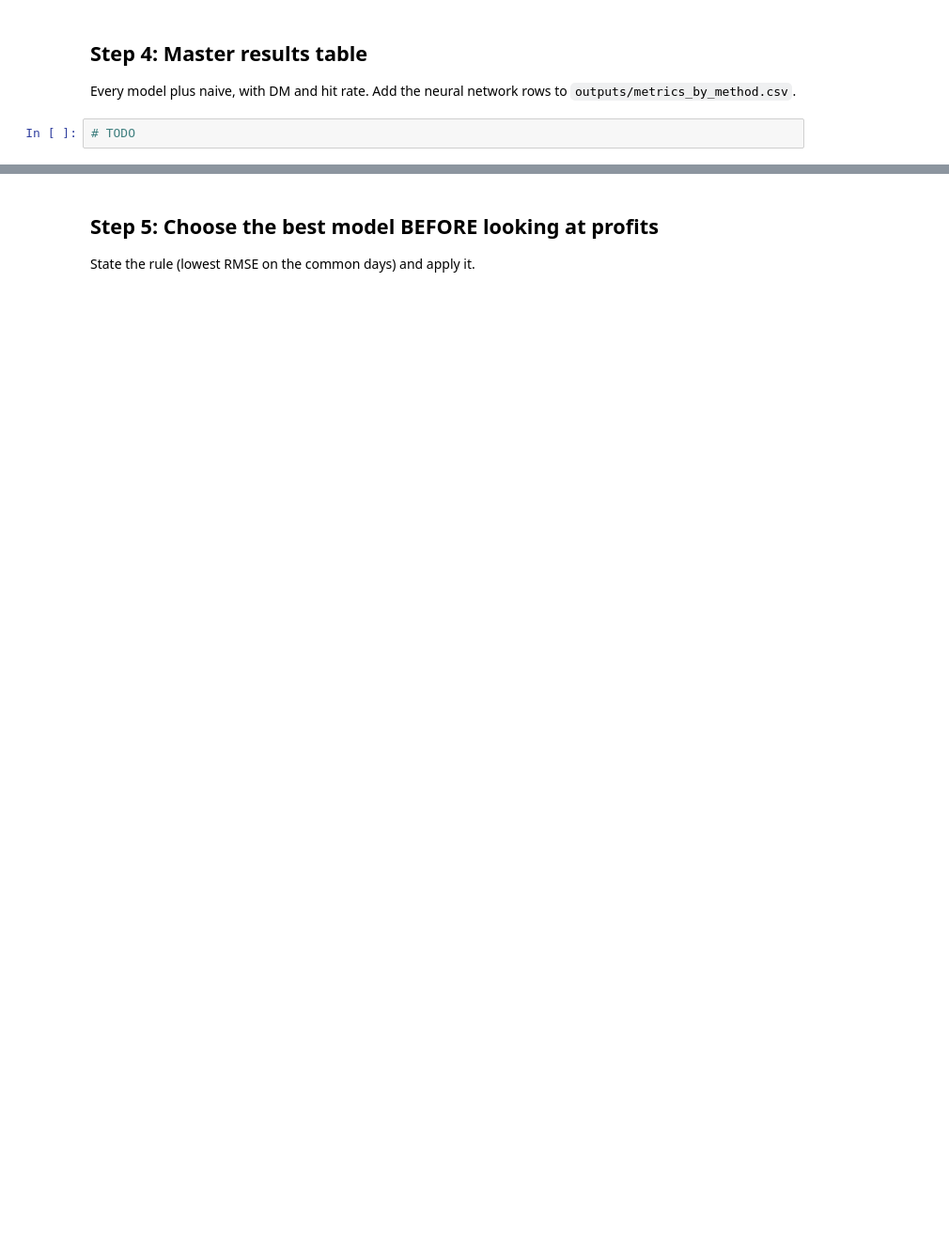
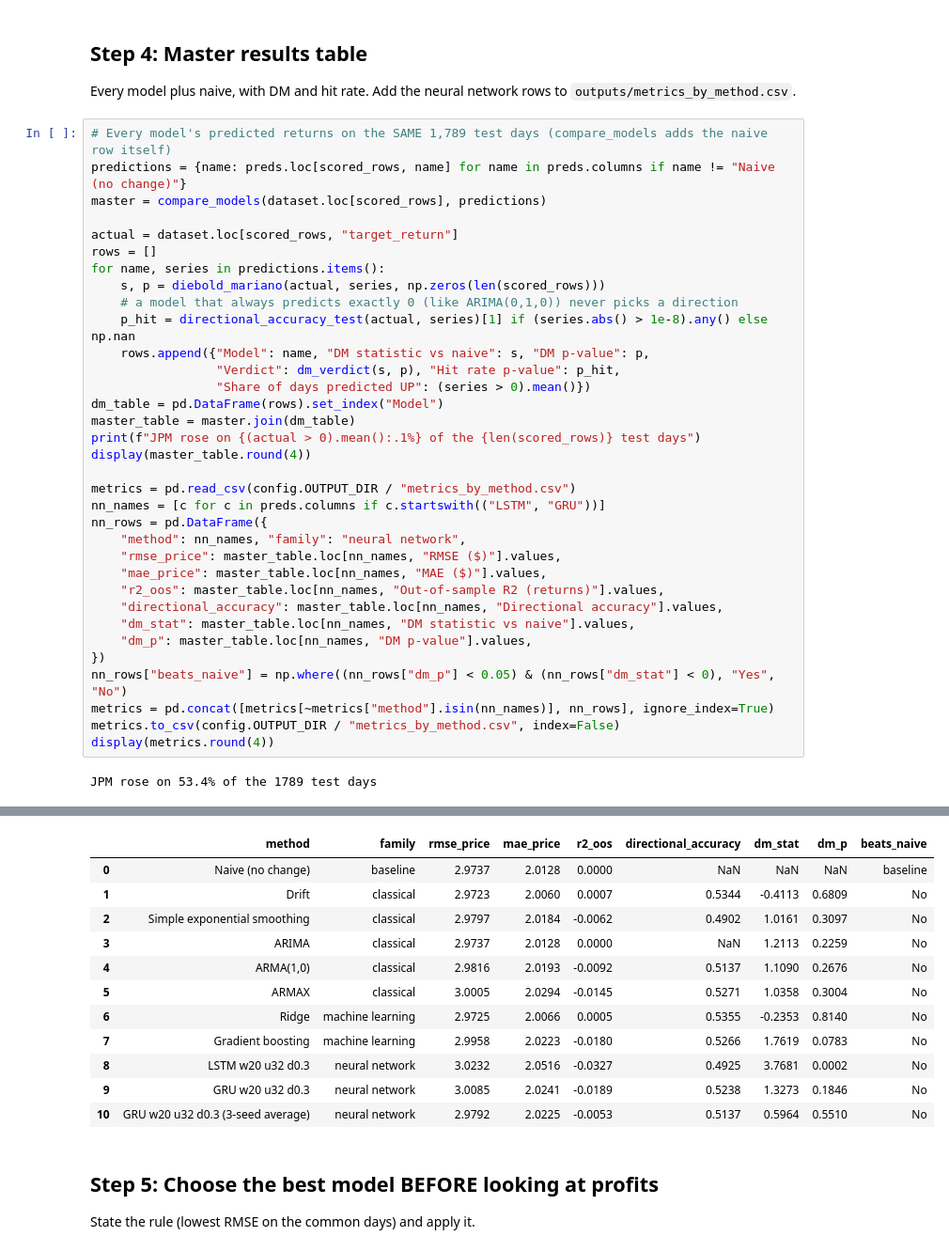
Before and after one commit to Matrixbenny/smm-202604-c2-module7-time-series, a Jupyter notebook: lab_6_backtest_and_powerbi_export.ipynb, the cells around one changed output, grey strips where cells are left out. Shown at 94% size. Saved outputs shown, nothing was run; the diff lists cells and outputs as text; blank space fills up the shorter version.

```diff
--- a/lab_6_backtest_and_powerbi_export.ipynb
+++ b/lab_6_backtest_and_powerbi_export.ipynb
@@ -68,4 +73,38 @@ if found:
 
 Every model plus naive, with DM and hit rate. Add the neural network rows to `outputs/metrics_by_method.csv`.
 # %%
-# TODO
+# Every model's predicted returns on the SAME 1,789 test days (compare_models adds the naive row itself)
+predictions = {name: preds.loc[scored_rows, name] for name in preds.columns if name != "Naive (no change)"}
+master = compare_models(dataset.loc[scored_rows], predictions)
+
+actual = dataset.loc[scored_rows, "target_return"]
+rows = []
+for name, series in predictions.items():
+    s, p = diebold_mariano(actual, series, np.zeros(len(scored_rows)))
+    # a model that always predicts exactly 0 (like ARIMA(0,1,0)) never picks a direction
+    p_hit = directional_accuracy_test(actual, series)[1] if (series.abs() > 1e-8).any() else np.nan
+    rows.append({"Model": name, "DM statistic vs naive": s, "DM p-value": p,
+                 "Verdict": dm_verdict(s, p), "Hit rate p-value": p_hit,
+                 "Share of days predicted UP": (series > 0).mean()})
+dm_table = pd.DataFrame(rows).set_index("Model")
+master_table = master.join(dm_table)
+print(f"JPM rose on {(actual > 0).mean():.1%} of the {len(scored_rows)} test days")
+display(master_table.round(4))
+
+metrics = pd.read_csv(config.OUTPUT_DIR / "metrics_by_method.csv")
+nn_names = [c for c in preds.columns if c.startswith(("LSTM", "GRU"))]
+nn_rows = pd.DataFrame({
+    "method": nn_names, "family": "neural network",
+    "rmse_price": master_table.loc[nn_names, "RMSE ($)"].values,
+    "mae_price": master_table.loc[nn_names, "MAE ($)"].values,
+    "r2_oos": master_table.loc[nn_names, "Out-of-sample R2 (returns)"].values,
+    "directional_accuracy": master_table.loc[nn_names, "Directional accuracy"].values,
+    "dm_stat": master_table.loc[nn_names, "DM statistic vs naive"].values,
+    "dm_p": master_table.loc[nn_names, "DM p-value"].values,
+})
+nn_rows["beats_naive"] = np.where((nn_rows["dm_p"] < 0.05) & (nn_rows["dm_stat"] < 0), "Yes", "No")
+metrics = pd.concat([metrics[~metrics["method"].isin(nn_names)], nn_rows], ignore_index=True)
+metrics.to_csv(config.OUTPUT_DIR / "metrics_by_method.csv", index=False)
+display(metrics.round(4))
+# %% [output]
+JPM rose on 53.4% of the 1789 test days
@@ -72,3 +123,15 @@ Every model plus naive, with DM and hit rate. Add the neural network rows to `ou
+|  | method | family | rmse_price | mae_price | r2_oos | directional_accuracy | dm_stat | dm_p | beats_naive |
+| 0 | Naive (no change) | baseline | 2.9737 | 2.0128 | 0.0000 | NaN | NaN | NaN | baseline |
+| 1 | Drift | classical | 2.9723 | 2.0060 | 0.0007 | 0.5344 | -0.4113 | 0.6809 | No |
+| 2 | Simple exponential smoothing | classical | 2.9797 | 2.0184 | -0.0062 | 0.4902 | 1.0161 | 0.3097 | No |
+| 3 | ARIMA | classical | 2.9737 | 2.0128 | 0.0000 | NaN | 1.2113 | 0.2259 | No |
+| 4 | ARMA(1,0) | classical | 2.9816 | 2.0193 | -0.0092 | 0.5137 | 1.1090 | 0.2676 | No |
+| 5 | ARMAX | classical | 3.0005 | 2.0294 | -0.0145 | 0.5271 | 1.0358 | 0.3004 | No |
+| 6 | Ridge | machine learning | 2.9725 | 2.0066 | 0.0005 | 0.5355 | -0.2353 | 0.8140 | No |
+| 7 | Gradient boosting | machine learning | 2.9958 | 2.0223 | -0.0180 | 0.5266 | 1.7619 | 0.0783 | No |
+| 8 | LSTM w20 u32 d0.3 | neural network | 3.0232 | 2.0516 | -0.0327 | 0.4925 | 3.7681 | 0.0002 | No |
+| 9 | GRU w20 u32 d0.3 | neural network | 3.0085 | 2.0241 | -0.0189 | 0.5238 | 1.3273 | 0.1846 | No |
+| 10 | GRU w20 u32 d0.3 (3-seed average) | neural network | 2.9792 | 2.0225 | -0.0053 | 0.5137 | 0.5964 | 0.5510 | No |
 # %% [markdown]
 ## Step 5: Choose the best model BEFORE looking at profits
 
```
Also changed, not shown: parts of 11 cells of this notebook, 4 other files.
